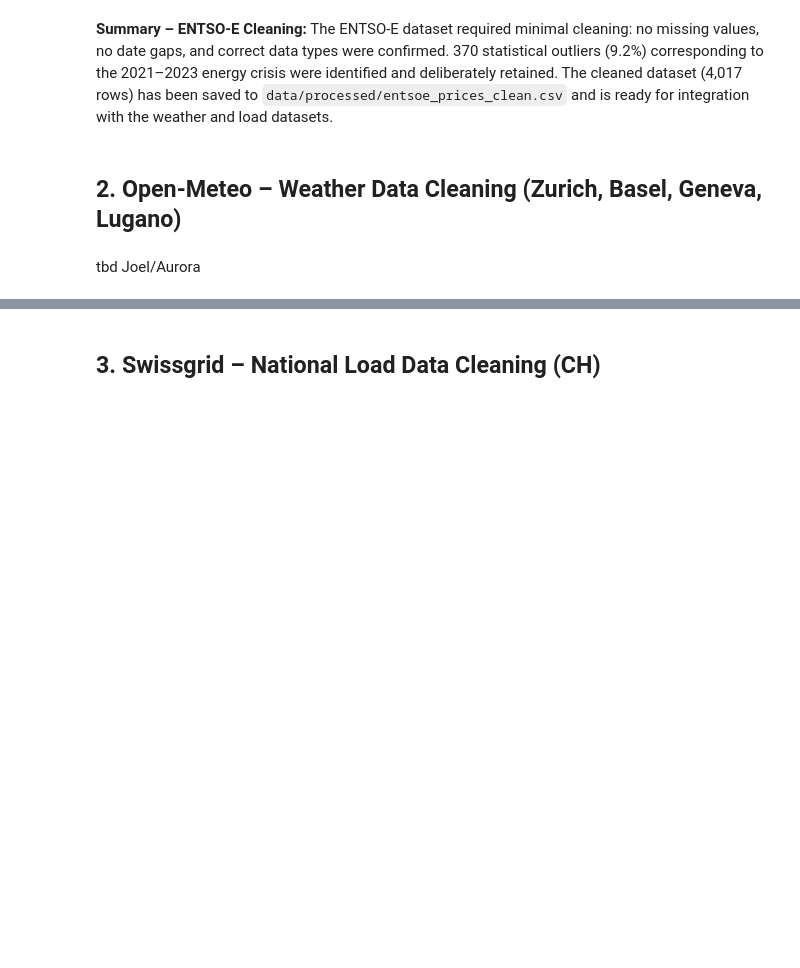
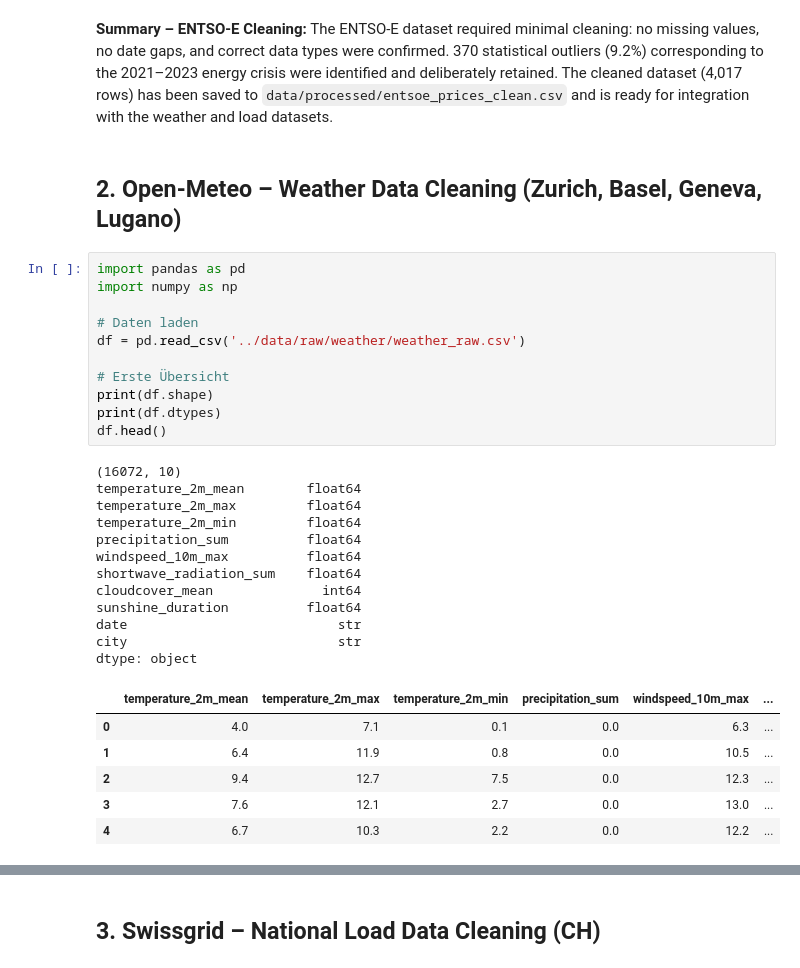
Before and after one commit to joelthedebugger/CIP_FS26_203, a Jupyter notebook: notebooks/02_data_cleaning.ipynb, the cells around one changed output, grey strips where cells are left out. Cells and saved outputs as stored; diff of their text form; blank space fills up the shorter version.

```diff
--- a/notebooks/02_data_cleaning.ipynb
+++ b/notebooks/02_data_cleaning.ipynb
@@ -204,5 +204,33 @@ dataset (4,017 rows) has been saved to `data/processed/entsoe_prices_clean.csv`
 and is ready for integration with the weather and load datasets.
 # %% [markdown]
 ## 2. Open-Meteo – Weather Data Cleaning (Zurich, Basel, Geneva, Lugano)
-# %% [markdown]
-tbd Joel/Aurora
+# %%
+import pandas as pd
+import numpy as np
+
+# Daten laden
+df = pd.read_csv('../data/raw/weather/weather_raw.csv')
+
+# Erste Übersicht
+print(df.shape)
+print(df.dtypes)
+df.head()
+# %% [output]
+(16072, 10)
+temperature_2m_mean        float64
+temperature_2m_max         float64
+temperature_2m_min         float64
+precipitation_sum          float64
+windspeed_10m_max          float64
+shortwave_radiation_sum    float64
+cloudcover_mean              int64
+sunshine_duration          float64
+date                           str
+city                           str
+dtype: object
+|  | temperature_2m_mean | temperature_2m_max | temperature_2m_min | precipitation_sum | windspeed_10m_max | ... |
+| 0 | 4.0 | 7.1 | 0.1 | 0.0 | 6.3 | ... |
+| 1 | 6.4 | 11.9 | 0.8 | 0.0 | 10.5 | ... |
+| 2 | 9.4 | 12.7 | 7.5 | 0.0 | 12.3 | ... |
+| 3 | 7.6 | 12.1 | 2.7 | 0.0 | 13.0 | ... |
+| 4 | 6.7 | 10.3 | 2.2 | 0.0 | 12.2 | ... |
```
Also changed, not shown: parts of 8 cells of this notebook.
